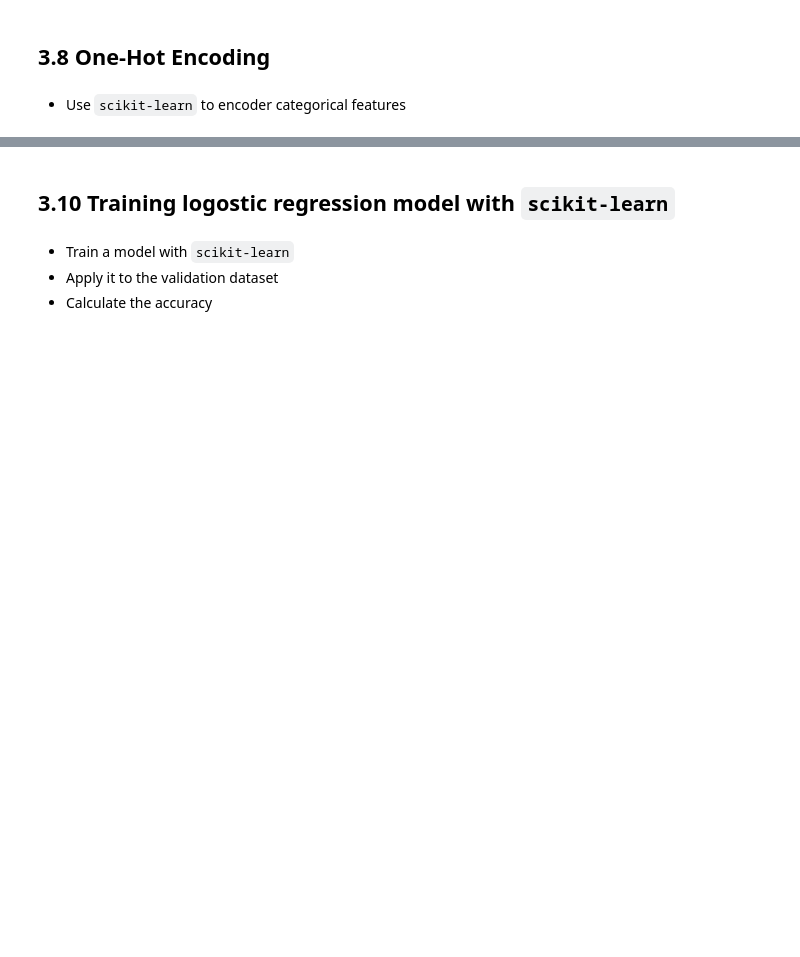
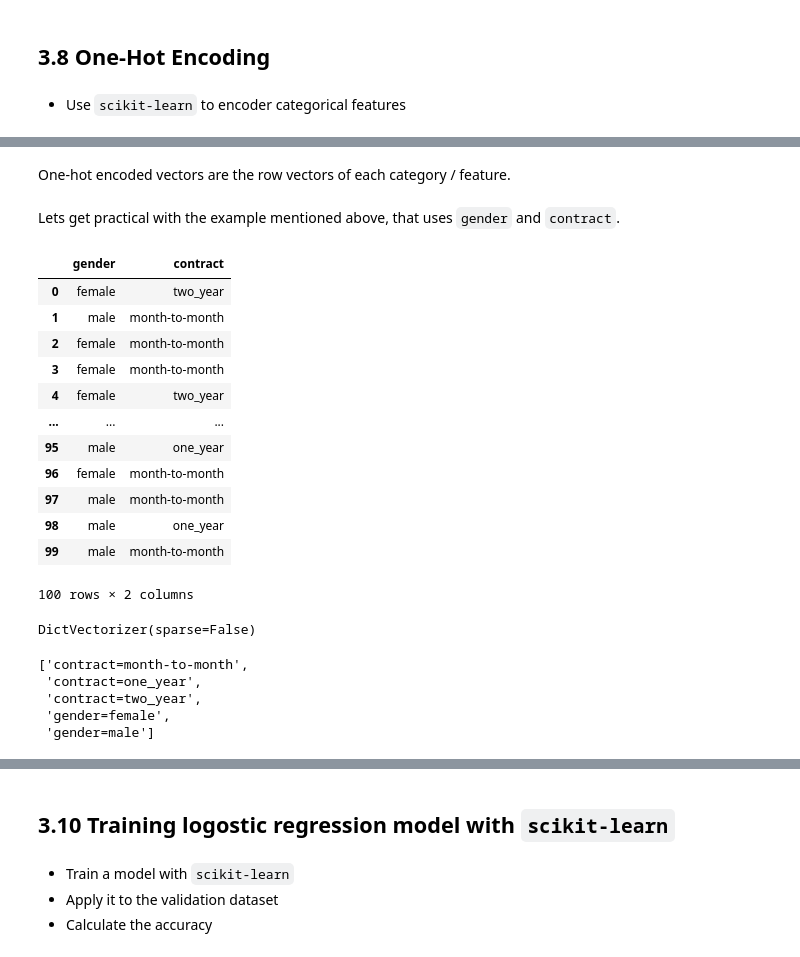
Before and after one commit to joweyel/ml-zoomcamp-material, a Jupyter notebook: 03-classification/notebooks/section3-notebook.ipynb, the cells around one changed output, grey strips where cells are left out. Drawn from its saved outputs; the diff is of its cells as text; code cells hidden in the pictures; blank space fills up the shorter version.

```diff
--- a/03-classification/notebooks/section3-notebook.ipynb
+++ b/03-classification/notebooks/section3-notebook.ipynb
@@ -615,0 +642,2 @@ dtype: float64
+# %% [markdown]
+One-hot encoded vectors are the row vectors of each category / feature.
@@ -615,0 +646,20 @@ dtype: float64
+# %% [markdown]
+Lets get practical with the example mentioned above, that uses `gender` and `contract`.
+# %%
+# to_dict will turn row/column into a dictionary, dependant on the chosen orientation
+# to_dict turns columns to dictionaries by default, `orien="records"` does this for rows
+df_train[["gender", "contract"]].iloc[:100]
+# %% [output]
+|  | gender | contract |
+| 0 | female | two_year |
+| 1 | male | month-to-month |
+| 2 | female | month-to-month |
+| 3 | female | month-to-month |
+| 4 | female | two_year |
+| ... | ... | ... |
+| 95 | male | one_year |
+| 96 | female | month-to-month |
+| 97 | male | month-to-month |
+| 98 | male | one_year |
+| 99 | male | month-to-month |
+100 rows × 2 columns
@@ -615,0 +670,15 @@ dtype: float64
+# %%
+# "Trains" the DictVectorizer to turn certain entries into a numerical representation
+# dv learns, what kind of data is there and to handle it in terms of transforming it
+dv.fit(dicts)
+# %% [output]
+DictVectorizer(sparse=False)
+# %%
+# Looking into what feature names are encoded
+list(dv.get_feature_names_out())
+# %% [output]
+['contract=month-to-month',
+ 'contract=one_year',
+ 'contract=two_year',
+ 'gender=female',
+ 'gender=male']
```
Also changed, not shown: parts of 47 cells of this notebook, 1 other file.
